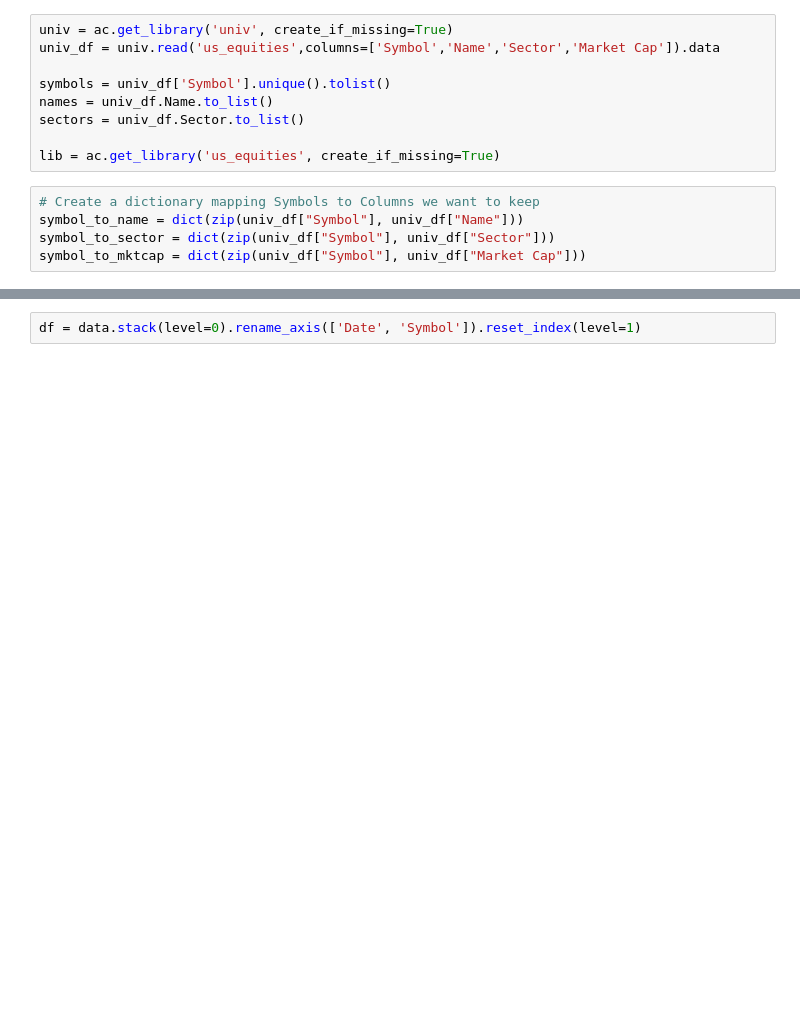
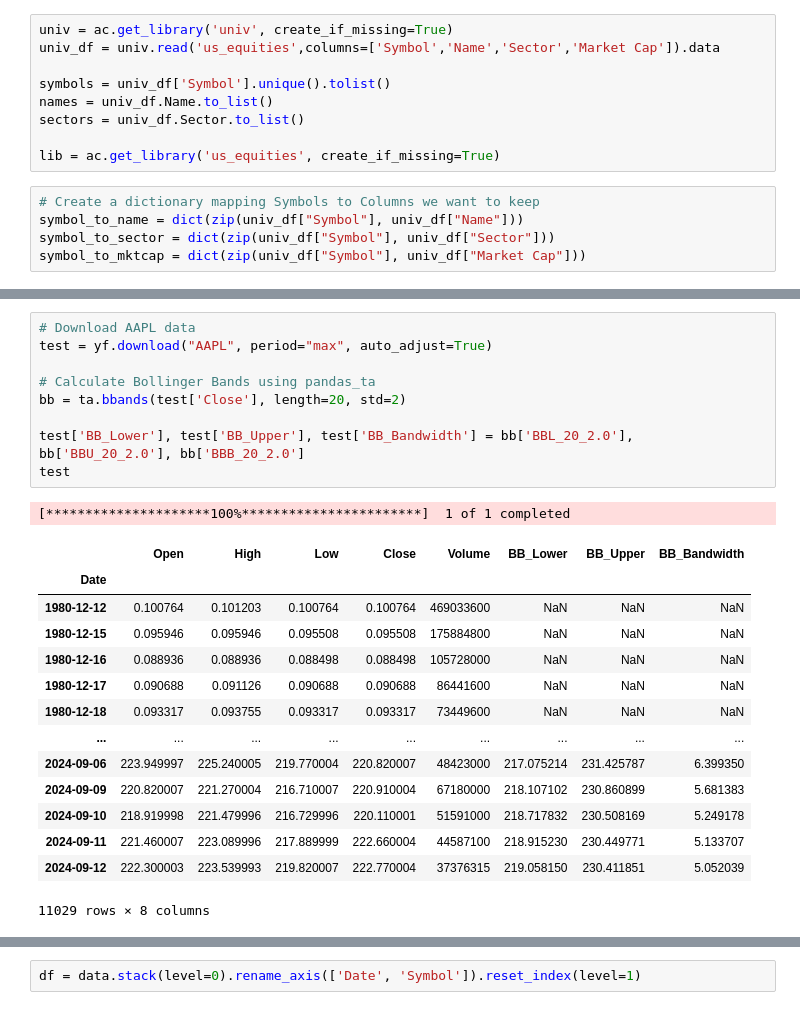
Before and after one commit to lowQuant/IB-Multi-Strategy-ATS, a Jupyter notebook: data_and_research/notebooks/download_us_sector_data.ipynb, the cells around one changed output, grey strips where cells are left out. Cells and saved outputs as stored; diff of their text form; blank space fills up the shorter version.

Commit message:
developed an equity data saving routine

```diff
--- a/data_and_research/notebooks/download_us_sector_data.ipynb
+++ b/data_and_research/notebooks/download_us_sector_data.ipynb
@@ -75,0 +237,25 @@ aapl
+# %%
+# Download AAPL data
+test = yf.download("AAPL", period="max", auto_adjust=True)
+
+# Calculate Bollinger Bands using pandas_ta
+bb = ta.bbands(test['Close'], length=20, std=2)
+
+test['BB_Lower'], test['BB_Upper'], test['BB_Bandwidth'] = bb['BBL_20_2.0'], bb['BBU_20_2.0'], bb['BBB_20_2.0']
+test
+# %% [output]
+[*********************100%***********************]  1 of 1 completed
+|  | Open | High | Low | Close | Volume | BB_Lower | BB_Upper | BB_Bandwidth |
+| Date |  |  |  |  |  |  |  |  |
+| 1980-12-12 | 0.100764 | 0.101203 | 0.100764 | 0.100764 | 469033600 | NaN | NaN | NaN |
+| 1980-12-15 | 0.095946 | 0.095946 | 0.095508 | 0.095508 | 175884800 | NaN | NaN | NaN |
+| 1980-12-16 | 0.088936 | 0.088936 | 0.088498 | 0.088498 | 105728000 | NaN | NaN | NaN |
+| 1980-12-17 | 0.090688 | 0.091126 | 0.090688 | 0.090688 | 86441600 | NaN | NaN | NaN |
+| 1980-12-18 | 0.093317 | 0.093755 | 0.093317 | 0.093317 | 73449600 | NaN | NaN | NaN |
+| ... | ... | ... | ... | ... | ... | ... | ... | ... |
+| 2024-09-06 | 223.949997 | 225.240005 | 219.770004 | 220.820007 | 48423000 | 217.075214 | 231.425787 | 6.399350 |
+| 2024-09-09 | 220.820007 | 221.270004 | 216.710007 | 220.910004 | 67180000 | 218.107102 | 230.860899 | 5.681383 |
+| 2024-09-10 | 218.919998 | 221.479996 | 216.729996 | 220.110001 | 51591000 | 218.717832 | 230.508169 | 5.249178 |
+| 2024-09-11 | 221.460007 | 223.089996 | 217.889999 | 222.660004 | 44587100 | 218.915230 | 230.449771 | 5.133707 |
+| 2024-09-12 | 222.300003 | 223.539993 | 219.820007 | 222.770004 | 37376315 | 219.058150 | 230.411851 | 5.052039 |
+11029 rows × 8 columns
```
Also changed, not shown: parts of 24 cells of this notebook, 6 other files.
